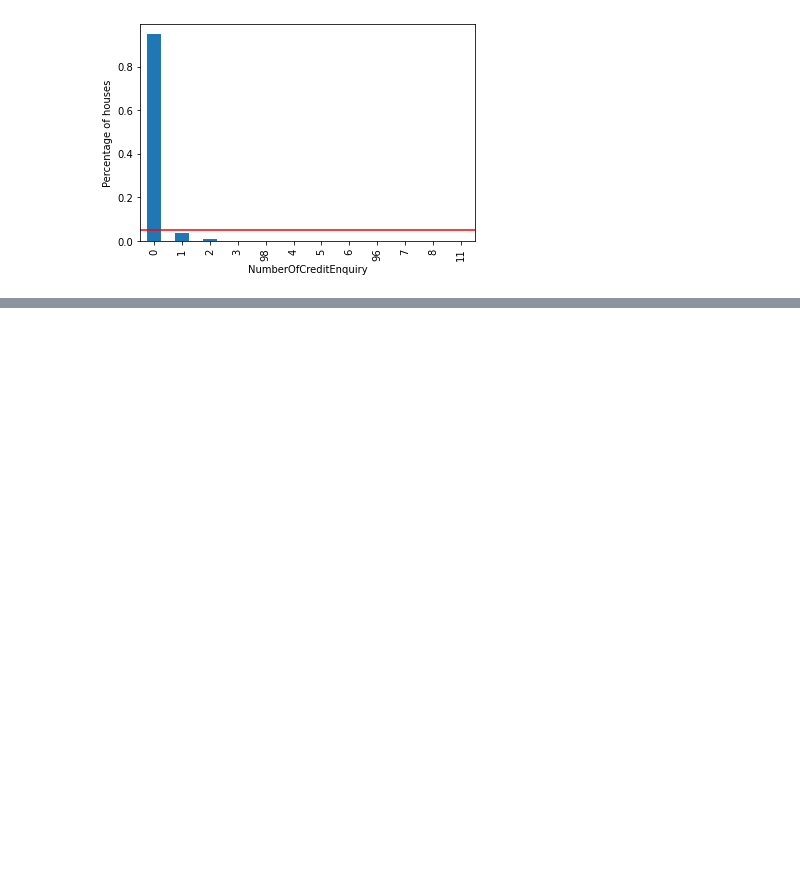
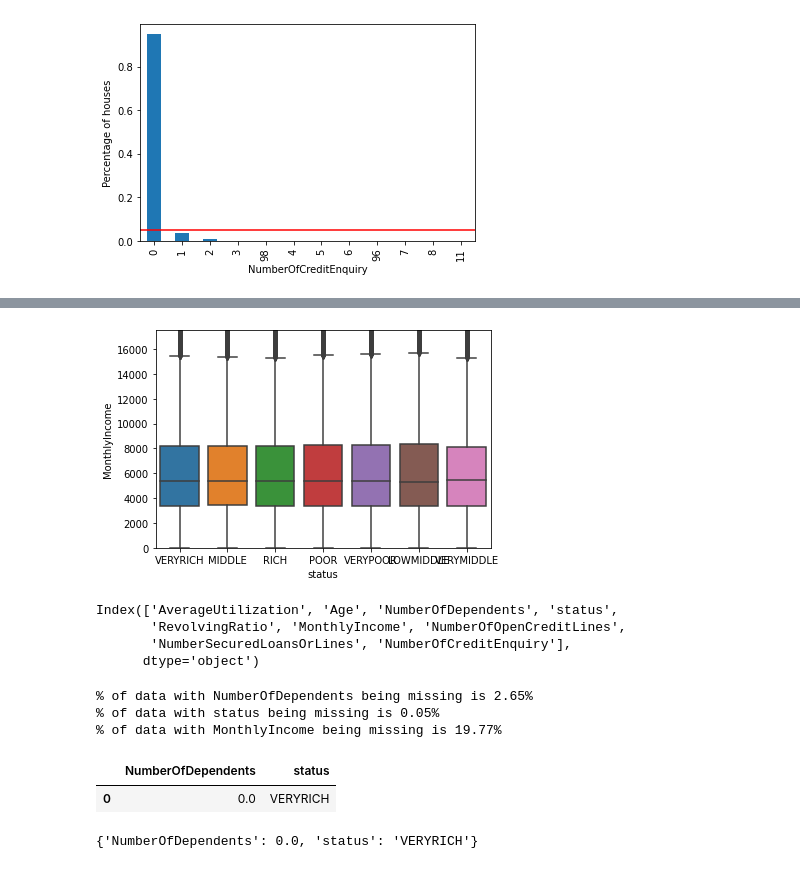
Before and after one commit to Hiroto555/ML-Project, a Jupyter notebook: default-prediction.ipynb, the cells around one changed output, grey strips where cells are left out. Cells and saved outputs as stored; diff of their text form; code cells hidden in the pictures; blank space fills up the shorter version.

```diff
--- a/default-prediction.ipynb
+++ b/default-prediction.ipynb
@@ -325,0 +355,47 @@ for col in cols:
+# %%
+# Monthly income distribution for by status
+sns.boxplot(x='status', y='MonthlyIncome', data=X_train)
+plt.ylim(0,3008750.0)
+plt.ylim(0,17500)
+plt.show()
+# %% [output]
+[figure, added]
+# %%
+X_train.columns
+# %% [output]
+Index(['AverageUtilization', 'Age', 'NumberOfDependents', 'status',
+       'RevolvingRatio', 'MonthlyIncome', 'NumberOfOpenCreditLines',
+       'NumberSecuredLoansOrLines', 'NumberOfCreditEnquiry'],
+      dtype='object')
+# %%
+# % of missing data
+de_percentage = round(100 * X_train['NumberOfDependents'].isna().sum() / X_train.shape[0],2)
+
+print( '% of data with NumberOfDependents being missing is {}%'.format(de_percentage) )
+
+sta_percentage = round(100 * X_train['status'].isna().sum() / X_train.shape[0],2)
+
+print( '% of data with status being missing is {}%'.format(sta_percentage) )
+
+income_percentage = round(100 * X_train['MonthlyIncome'].isna().sum() / X_train.shape[0],2)
+
+print( '% of data with MonthlyIncome being missing is {}%'.format(income_percentage) )
+# %% [output]
+% of data with NumberOfDependents being missing is 2.65%
+% of data with status being missing is 0.05%
+% of data with MonthlyIncome being missing is 19.77%
+# %%
+# get th mode for missing data imputation
+X_train[['NumberOfDependents','status']].mode()
+# %% [output]
+|  | NumberOfDependents | status |
+| 0 | 0.0 | VERYRICH |
+# %%
+# Capture the mode of the variables in
+# a dictionary
+
+imputation_dict = X_train[['NumberOfDependents','status']].mode().iloc[0].to_dict()
+
+imputation_dict
+# %% [output]
+{'NumberOfDependents': 0.0, 'status': 'VERYRICH'}
```
Also changed, not shown: parts of 5 cells of this notebook.
